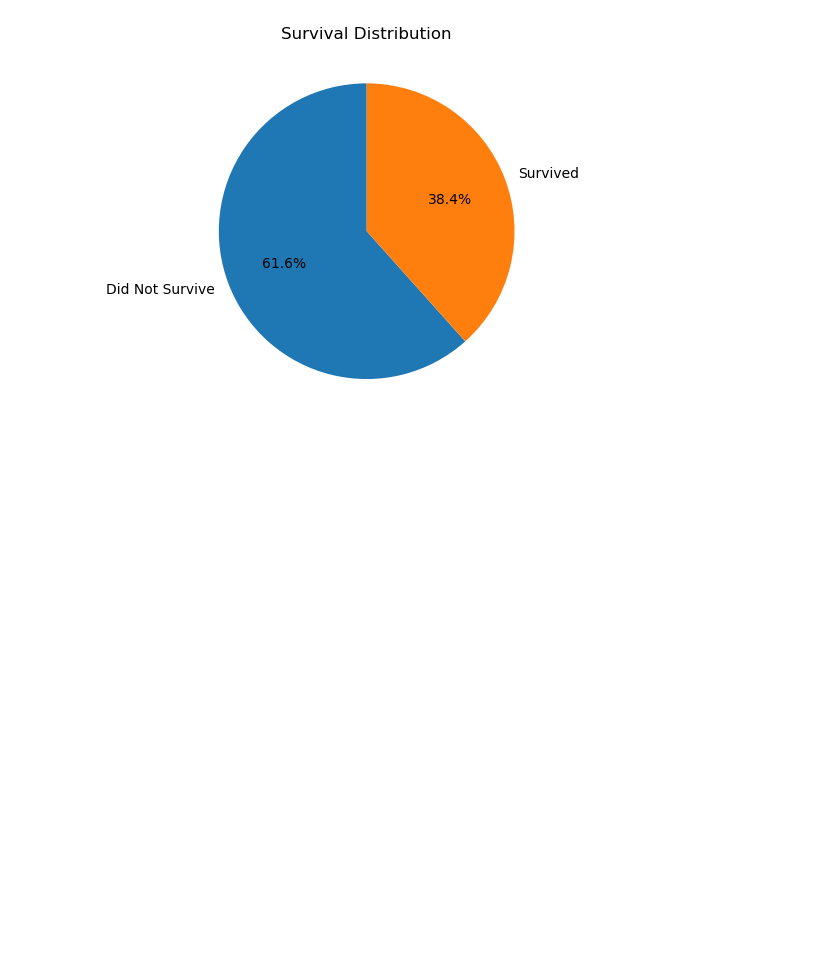
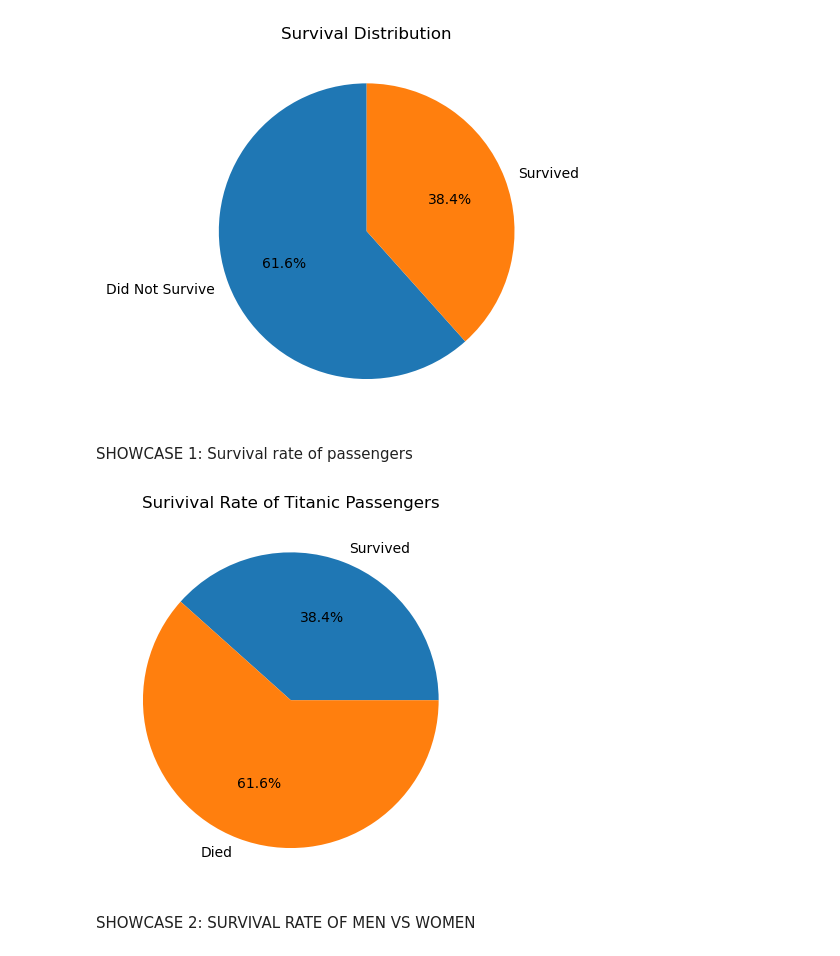
Before and after one commit to Fricky123/Data-Analysis-Project-1---Titanic, a Jupyter notebook: Portfolio Project 1 - Titanic.ipynb, the cells around one changed output. Saved outputs shown, nothing was run; the diff lists cells and outputs as text; code cells hidden in the pictures; blank space fills up the shorter version.

```diff
--- a/Portfolio Project 1 - Titanic.ipynb
+++ b/Portfolio Project 1 - Titanic.ipynb
@@ -300,3 +291,22 @@ plt.title('Survival Distribution')
 plt.show()
 # %% [output]
 [figure]
+# %% [markdown]
+SHOWCASE 1: Survival rate of passengers
+# %%
+# df['survived'].tolist().count(0)
+
+categories = ['Survived','Died']
+values = [df['survived'].tolist().count(1), df['survived'].tolist().count(0)]
+
+plt.pie(values,
+        labels=categories,
+        autopct = '%1.1f%%')
+
+plt.title('Surivival Rate of Titanic Passengers')
+
+plt.show()
+# %% [output]
+[figure, added]
+# %% [markdown]
+SHOWCASE 2: SURVIVAL RATE OF MEN VS WOMEN
```
Also changed, not shown: parts of 12 cells of this notebook, 1 other file.
